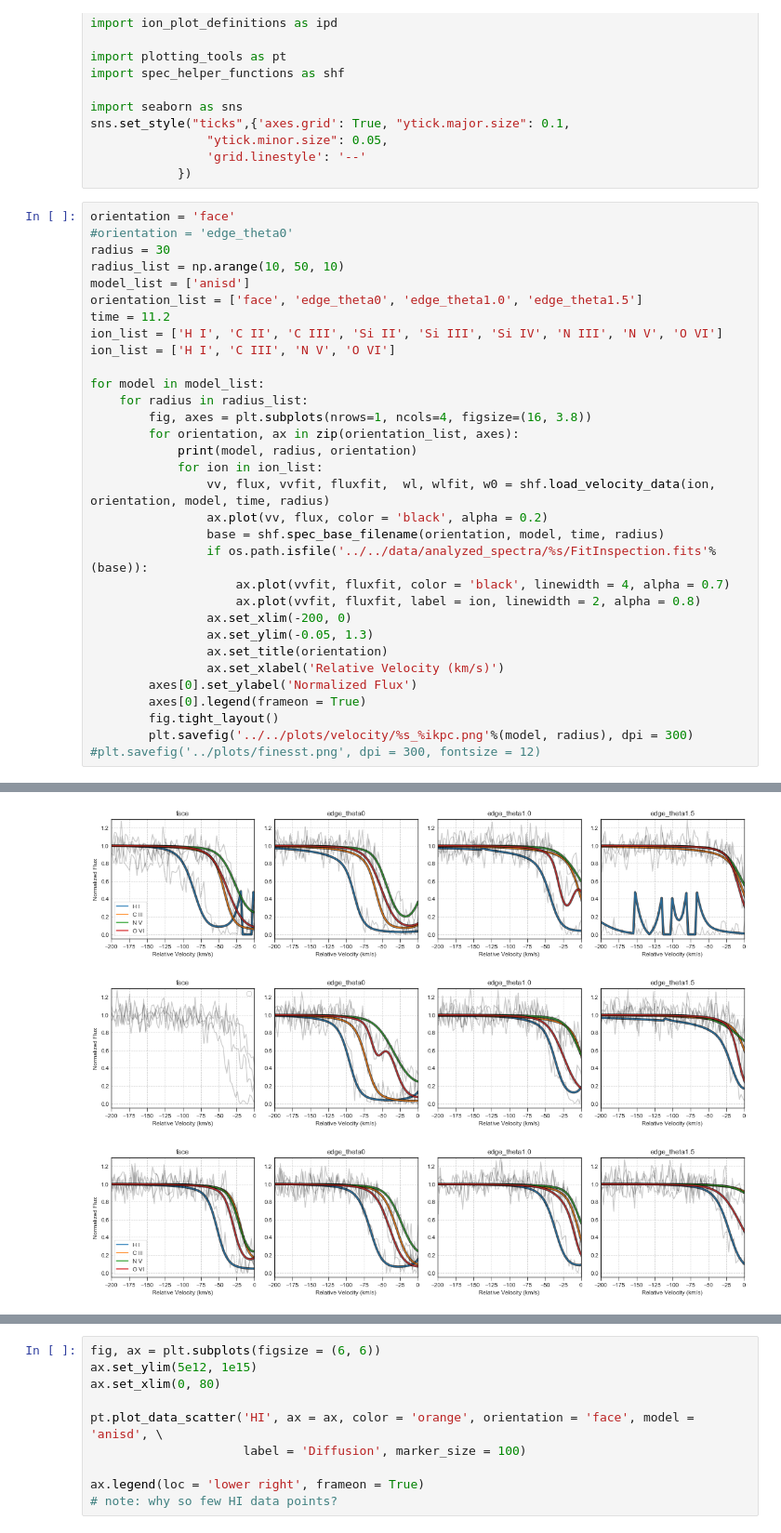
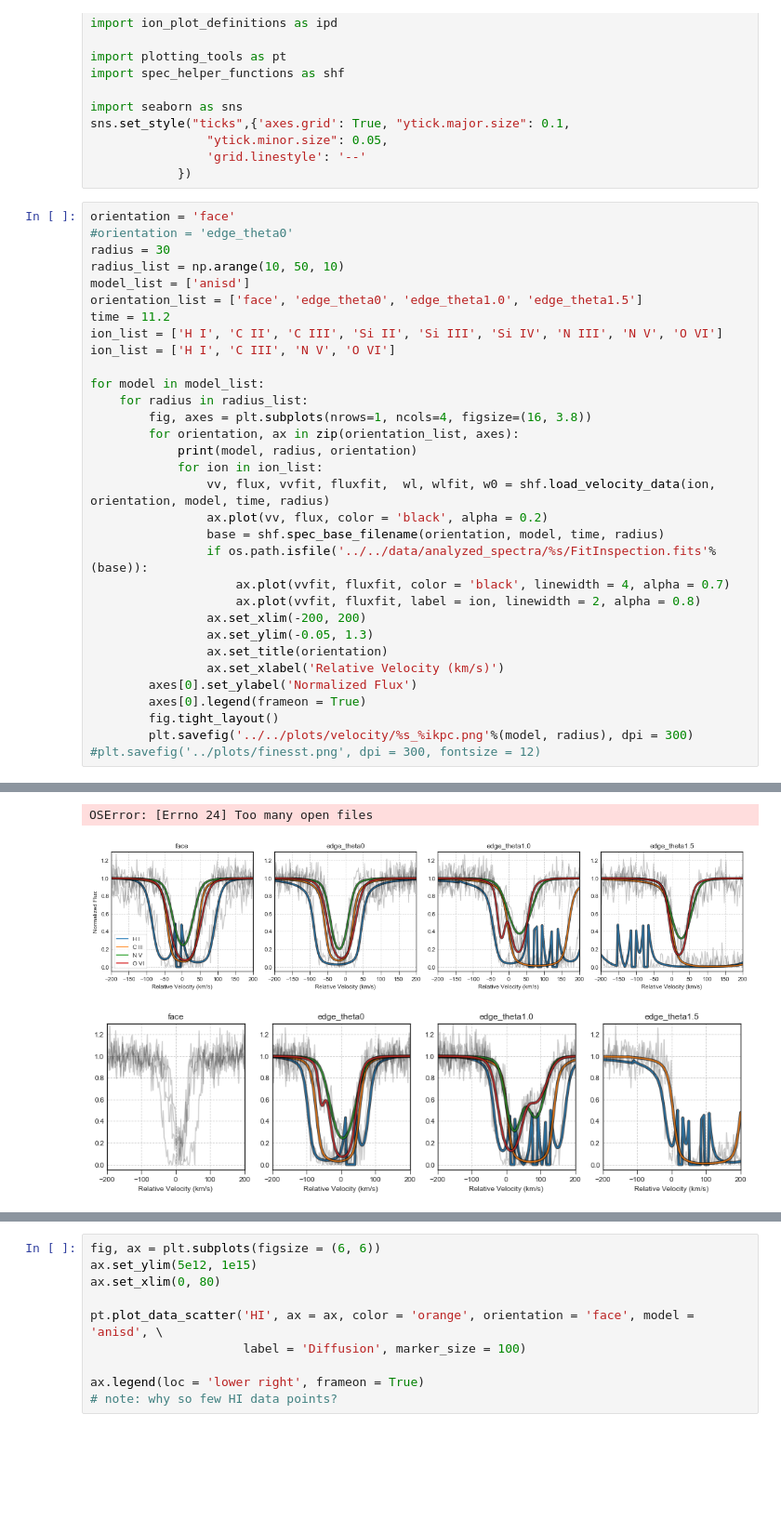
Before and after one commit to ibutsky/synthetic_spectra, a Jupyter notebook: scripts/plotting/plots.ipynb, the cells around one changed output, grey strips where cells are left out. Shown at 93% size. Saved outputs shown, nothing was run; the diff lists cells and outputs as text; blank space fills up the shorter version.

```diff
--- a/scripts/plotting/plots.ipynb
+++ b/scripts/plotting/plots.ipynb
@@ -40,7 +40,7 @@ for model in model_list:
                 if os.path.isfile('../../data/analyzed_spectra/%s/FitInspection.fits'%(base)):
                     ax.plot(vvfit, fluxfit, color = 'black', linewidth = 4, alpha = 0.7)
                     ax.plot(vvfit, fluxfit, label = ion, linewidth = 2, alpha = 0.8)
-                ax.set_xlim(-200, 0)
+                ax.set_xlim(-200, 200)
                 ax.set_ylim(-0.05, 1.3)
                 ax.set_title(orientation)
                 ax.set_xlabel('Relative Velocity (km/s)')
@@ -74,3 +84,3 @@ anisd 40 edge_theta1.5
+OSError: [Errno 24] Too many open files
-[figure, old version]
+[figure, new version]
-[figure, old version]
+[figure, new version]
-[figure, removed]
```
Also changed, not shown: parts of 1 cell of this notebook, 2 other files.
